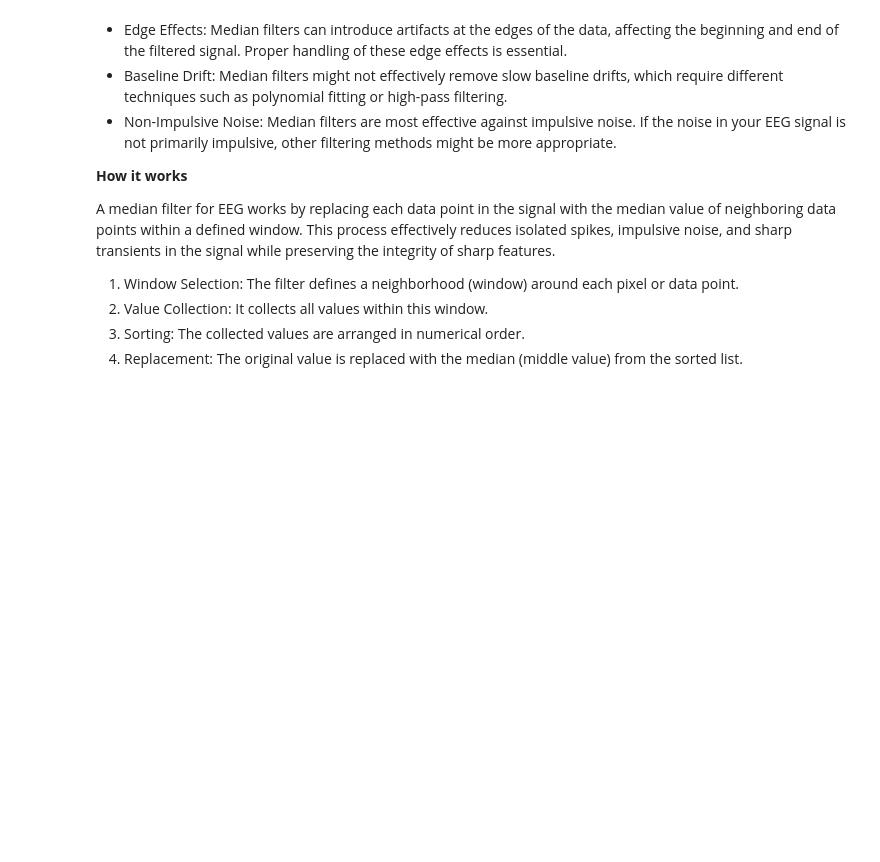
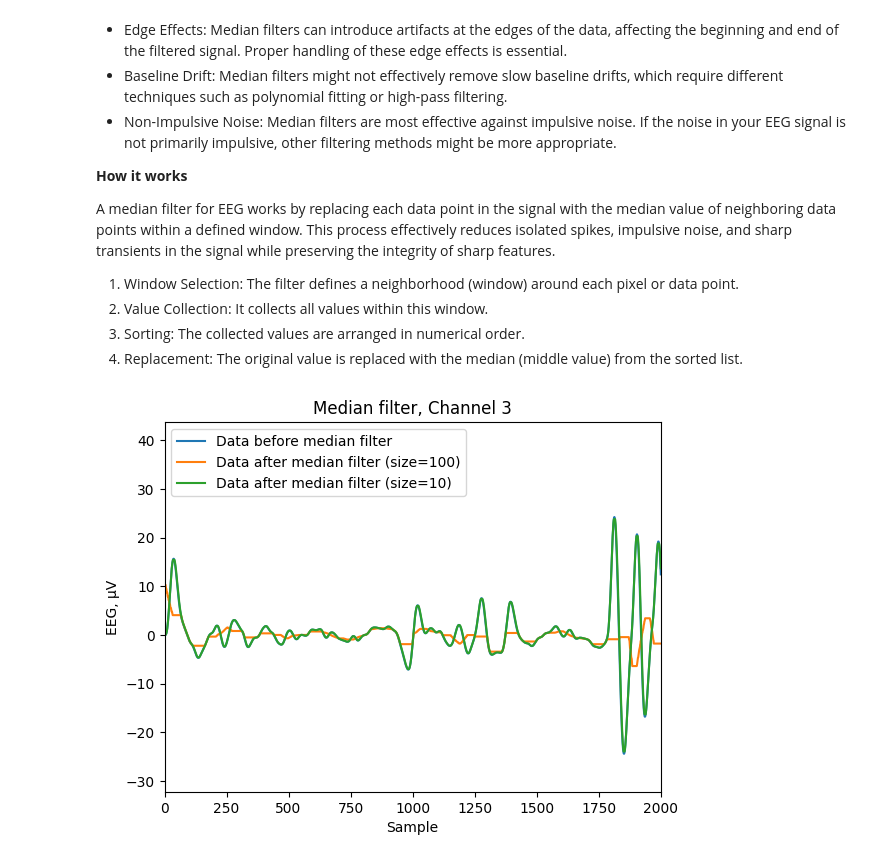
Before and after one commit to parvanehyaghoubi/NeuroWave, a Jupyter notebook: smoothing_filters.ipynb, the cells around one changed output. Cells and saved outputs as stored; diff of their text form; code cells hidden in the pictures; blank space fills up the shorter version.

Commit message:
plot median filter

```diff
--- a/smoothing_filters.ipynb
+++ b/smoothing_filters.ipynb
@@ -252,3 +252,26 @@ A median filter for EEG works by replacing each data point in the signal with th
 2. Value Collection: It collects all values within this window.
 3. Sorting: The collected values are arranged in numerical order.
 4. Replacement: The original value is replaced with the median (middle value) from the sorted list.
+# %%
+from scipy import ndimage
+
+# you can control the "smoothness" of the data by changing the window size
+size_window_1 = 100
+size_window_2 = 10
+
+channel_data_median_window_1 = ndimage.median_filter(channel_data_bp_filtered, size=size_window_1)  # size It defines the size of the window for the median filter operation
+channel_data_median_window_2 = ndimage.median_filter(channel_data_bp_filtered, size=size_window_2)
+
+# plot the data
+plt.title("Median filter, Channel " +  str(channel+1))
+plt.xlabel("Sample")
+plt.ylabel('EEG, µV')
+
+plt.plot(channel_data_bp_filtered, label='Data before median filter')
+plt.plot(channel_data_median_window_1, label='Data after median filter (size='+str(size_window_1)+")")
+plt.plot(channel_data_median_window_2, label='Data after median filter (size='+str(size_window_2)+")")
+plt.legend(loc='upper left')
+plt.xlim([0, 2000])  # zoom in the data
+plt.show()
+# %% [output]
+[figure, added]
```
